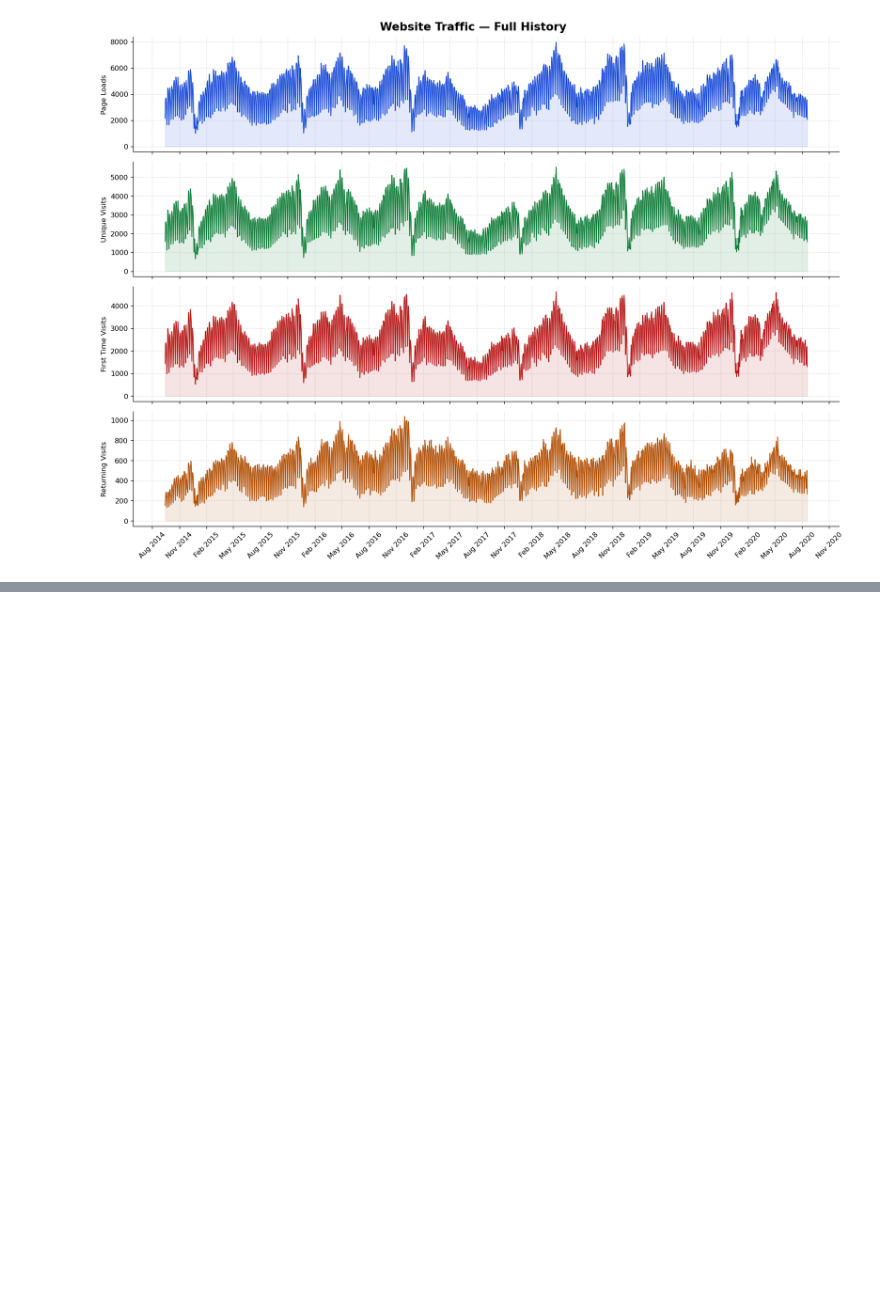
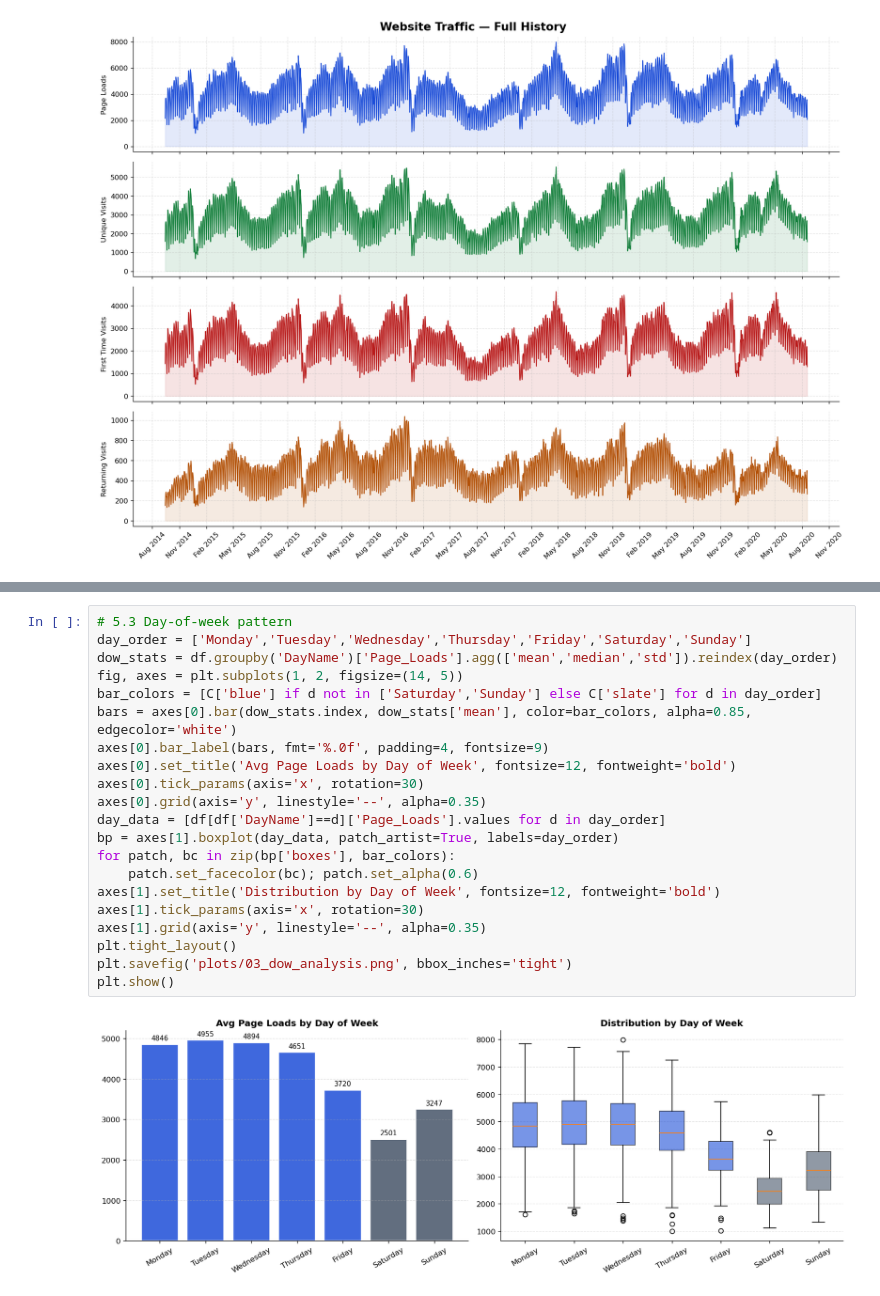
Before and after one commit to afeefanver/Website-Traffic-Forecasting, a Jupyter notebook: EDA(Web Traffic).ipynb, the cells around one changed output, grey strips where cells are left out. Cells and saved outputs as stored; diff of their text form; blank space fills up the shorter version.

```diff
--- a/EDA(Web Traffic).ipynb
+++ b/EDA(Web Traffic).ipynb
@@ -171,0 +185,23 @@ plt.show()
+# %%
+# 5.3 Day-of-week pattern
+day_order = ['Monday','Tuesday','Wednesday','Thursday','Friday','Saturday','Sunday']
+dow_stats = df.groupby('DayName')['Page_Loads'].agg(['mean','median','std']).reindex(day_order)
+fig, axes = plt.subplots(1, 2, figsize=(14, 5))
+bar_colors = [C['blue'] if d not in ['Saturday','Sunday'] else C['slate'] for d in day_order]
+bars = axes[0].bar(dow_stats.index, dow_stats['mean'], color=bar_colors, alpha=0.85, edgecolor='white')
+axes[0].bar_label(bars, fmt='%.0f', padding=4, fontsize=9)
+axes[0].set_title('Avg Page Loads by Day of Week', fontsize=12, fontweight='bold')
+axes[0].tick_params(axis='x', rotation=30)
+axes[0].grid(axis='y', linestyle='--', alpha=0.35)
+day_data = [df[df['DayName']==d]['Page_Loads'].values for d in day_order]
+bp = axes[1].boxplot(day_data, patch_artist=True, labels=day_order)
+for patch, bc in zip(bp['boxes'], bar_colors):
+    patch.set_facecolor(bc); patch.set_alpha(0.6)
+axes[1].set_title('Distribution by Day of Week', fontsize=12, fontweight='bold')
+axes[1].tick_params(axis='x', rotation=30)
+axes[1].grid(axis='y', linestyle='--', alpha=0.35)
+plt.tight_layout()
+plt.savefig('plots/03_dow_analysis.png', bbox_inches='tight')
+plt.show()
+# %% [output]
+[figure, added]
```
Also changed, not shown: parts of 2 cells of this notebook.
